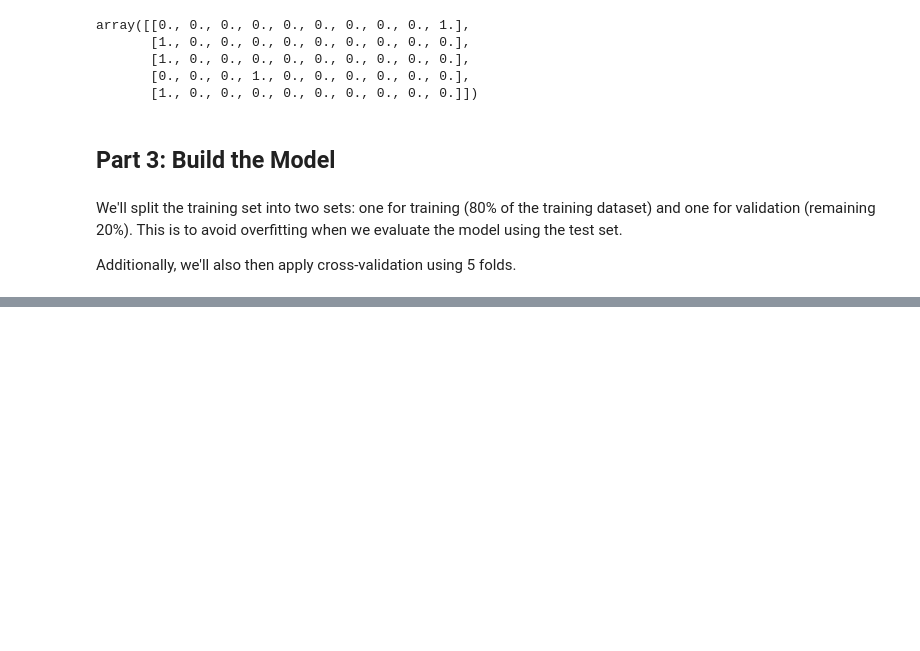
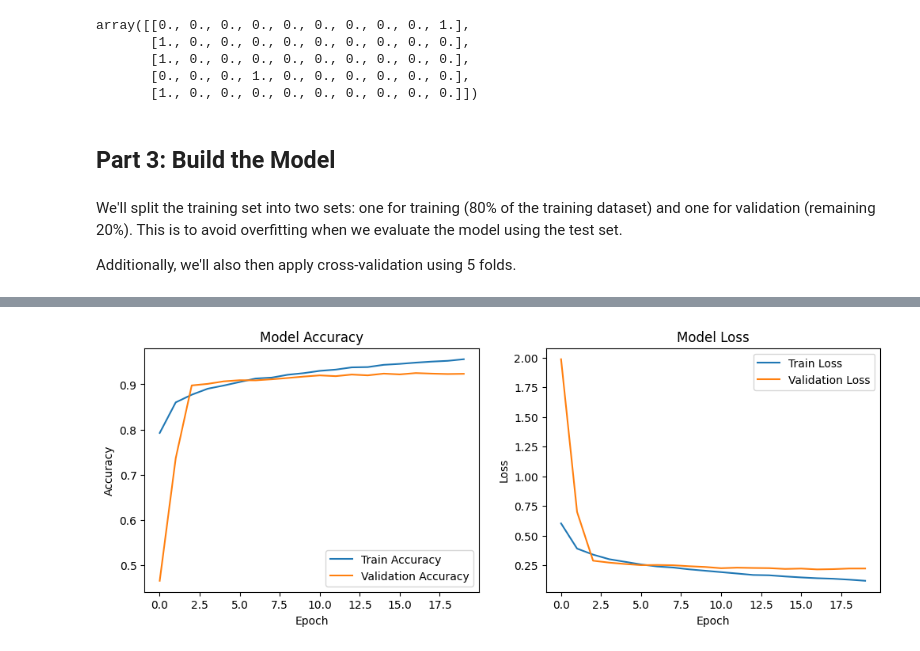
Before and after one commit to Eug-Chua/Image-Classifier-Fashion-MNIST, a Jupyter notebook: ccn_classifier.ipynb, the cells around one changed output, grey strips where cells are left out. Drawn from its saved outputs; the diff is of its cells as text; code cells hidden in the pictures; blank space fills up the shorter version.

Commit message:
Added best performing model

```diff
--- a/ccn_classifier.ipynb
+++ b/ccn_classifier.ipynb
@@ -382,0 +342,16 @@ print(f"ROC-AUC Score: {roc_auc:.4f}")
+# %%
+# Get the best hyperparameters
+best_hps = tuner.get_best_hyperparameters(num_trials=1)[0]
+
+# Build the model with the best hyperparameters
+best_model = build_model(best_hps)
+
+# Train the final model on the full training set
+# early_stopping = EarlyStopping(monitor='val_loss', patience=4, restore_best_weights=True)
+final_history = best_model.fit(x_train, y_train,
+                               validation_data=(x_val, y_val),
+                               epochs=20,
+                               batch_size=200,
+                               verbose=2,
+                            #    callbacks=[early_stopping]
+                               )
@@ -382,0 +411,21 @@ print(f"ROC-AUC Score: {roc_auc:.4f}")
+# %%
+# Plot training history
+plt.figure(figsize=(12, 4))
+plt.subplot(1, 2, 1)
+plt.plot(final_history.history['accuracy'], label='Train Accuracy')
+plt.plot(final_history.history['val_accuracy'], label='Validation Accuracy')
+plt.title('Model Accuracy')
+plt.xlabel('Epoch')
+plt.ylabel('Accuracy')
+plt.legend()
+
+plt.subplot(1, 2, 2)
+plt.plot(final_history.history['loss'], label='Train Loss')
+plt.plot(final_history.history['val_loss'], label='Validation Loss')
+plt.title('Model Loss')
+plt.xlabel('Epoch')
+plt.ylabel('Loss')
+plt.legend()
+plt.show()
+# %% [output]
+[figure, added]
```
Also changed, not shown: parts of 17 cells of this notebook, 20 other files.
